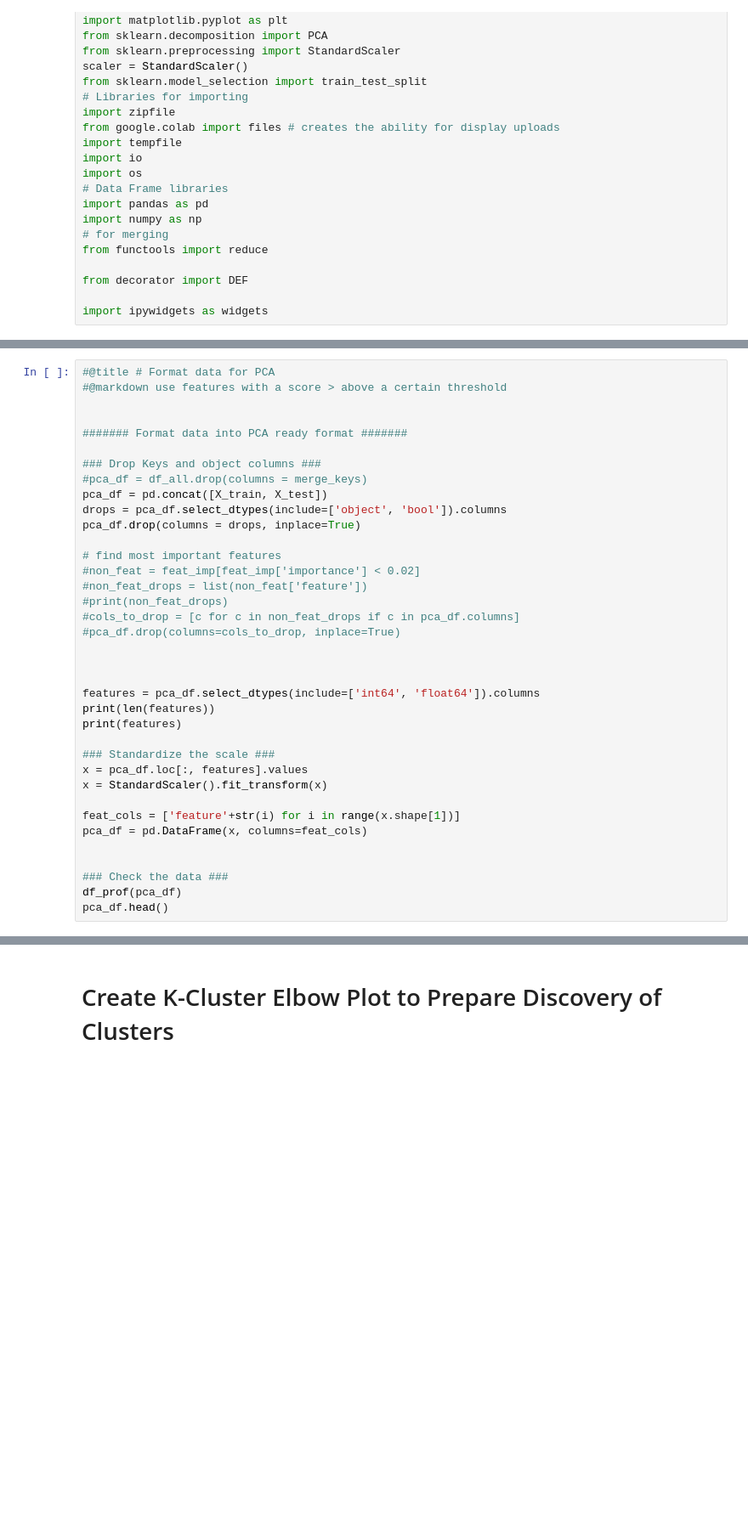
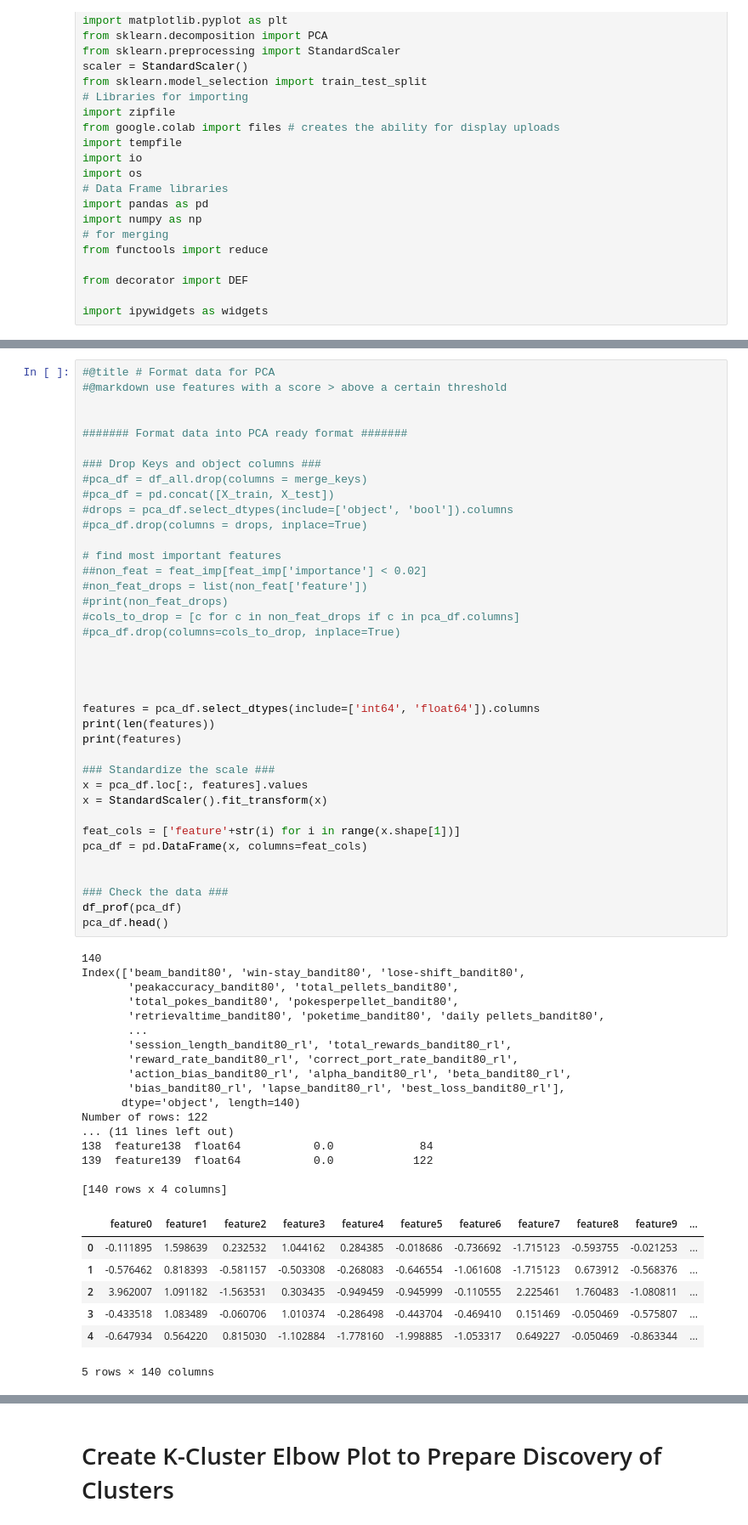
Before and after one commit to KravitzLab/FED3Analyses, a Jupyter notebook: Kravitz_PCA.ipynb, the cells around one changed output, grey strips where cells are left out. Shown: that part at 85% size. Cells and saved outputs as stored; diff of their text form; blank space fills up the shorter version.

```diff
--- a/Kravitz_PCA.ipynb
+++ b/Kravitz_PCA.ipynb
@@ -603,37 +833,63 @@ feat_imp.head(20)
 
 
 ####### Format data into PCA ready format #######
 
 ### Drop Keys and object columns ###
 #pca_df = df_all.drop(columns = merge_keys)
-pca_df = pd.concat([X_train, X_test])
-drops = pca_df.select_dtypes(include=['object', 'bool']).columns
-pca_df.drop(columns = drops, inplace=True)
+#pca_df = pd.concat([X_train, X_test])
+#drops = pca_df.select_dtypes(include=['object', 'bool']).columns
+#pca_df.drop(columns = drops, inplace=True)
 
 # find most important features
-#non_feat = feat_imp[feat_imp['importance'] < 0.02]
+##non_feat = feat_imp[feat_imp['importance'] < 0.02]
 #non_feat_drops = list(non_feat['feature'])
 #print(non_feat_drops)
 #cols_to_drop = [c for c in non_feat_drops if c in pca_df.columns]
 #pca_df.drop(columns=cols_to_drop, inplace=True)
+
 
 
 
 features = pca_df.select_dtypes(include=['int64', 'float64']).columns
 print(len(features))
 print(features)
 
 ### Standardize the scale ###
 x = pca_df.loc[:, features].values
 x = StandardScaler().fit_transform(x)
 
 feat_cols = ['feature'+str(i) for i in range(x.shape[1])]
 pca_df = pd.DataFrame(x, columns=feat_cols)
 
 
 ### Check the data ###
 df_prof(pca_df)
 pca_df.head()
+# %% [output]
+140
+Index(['beam_bandit80', 'win-stay_bandit80', 'lose-shift_bandit80',
+       'peakaccuracy_bandit80', 'total_pellets_bandit80',
+       'total_pokes_bandit80', 'pokesperpellet_bandit80',
+       'retrievaltime_bandit80', 'poketime_bandit80', 'daily pellets_bandit80',
+       ...
+       'session_length_bandit80_rl', 'total_rewards_bandit80_rl',
+       'reward_rate_bandit80_rl', 'correct_port_rate_bandit80_rl',
+       'action_bias_bandit80_rl', 'alpha_bandit80_rl', 'beta_bandit80_rl',
+       'bias_bandit80_rl', 'lapse_bandit80_rl', 'best_loss_bandit80_rl'],
+      dtype='object', length=140)
+Number of rows: 122
+... (11 lines left out)
+138  feature138  float64           0.0             84
+139  feature139  float64           0.0            122
+
+[140 rows x 4 columns]
+|  | feature0 | feature1 | feature2 | feature3 | feature4 | feature5 | feature6 | feature7 | feature8 | feature9 | ... |
+| 0 | -0.111895 | 1.598639 | 0.232532 | 1.044162 | 0.284385 | -0.018686 | -0.736692 | -1.715123 | -0.593755 | -0.021253 | ... |
+| 1 | -0.576462 | 0.818393 | -0.581157 | -0.503308 | -0.268083 | -0.646554 | -1.061608 | -1.715123 | 0.673912 | -0.568376 | ... |
+| 2 | 3.962007 | 1.091182 | -1.563531 | 0.303435 | -0.949459 | -0.945999 | -0.110555 | 2.225461 | 1.760483 | -1.080811 | ... |
+| 3 | -0.433518 | 1.083489 | -0.060706 | 1.010374 | -0.286498 | -0.443704 | -0.469410 | 0.151469 | -0.050469 | -0.575807 | ... |
+| 4 | -0.647934 | 0.564220 | 0.815030 | -1.102884 | -1.778160 | -1.998885 | -1.053317 | 0.649227 | -0.050469 | -0.863344 | ... |
+5 rows × 140 columns
 # %%
 #@title # Conduct PCA Plotting Colored by Various Categoricals
 
```
Also changed, not shown: parts of 12 cells of this notebook.
